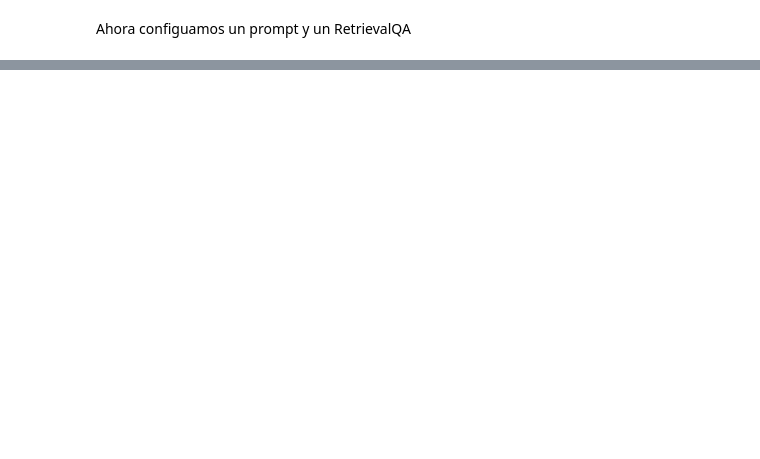
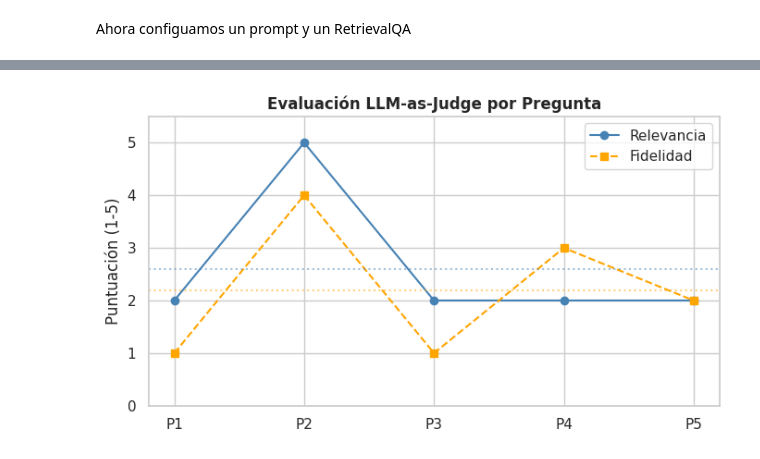
Before and after one commit to sebastianb92/nlp-labs, a Jupyter notebook: Session6/1-Chatbot-langchain.ipynb, the cells around one changed output, grey strips where cells are left out. Cells and saved outputs as stored; diff of their text form; code cells hidden in the pictures; blank space fills up the shorter version.

```diff
--- a/Session6/1-Chatbot-langchain.ipynb
+++ b/Session6/1-Chatbot-langchain.ipynb
@@ -575,0 +894,75 @@ def format_answer(reply):
+# %%
+import json
+# ── 2. Evaluación LLM-as-Judge ──
+# El LLM evalúa cada respuesta en una escala 1-5 según relevancia y fidelidad.
+
+import re
+
+JUDGE_PROMPT = """Eres un evaluador experto de sistemas de recuperación y generación de texto (RAG).
+Dado el contexto recuperado y la respuesta generada, evalúa en una escala del 1 al 5:
+
+- Relevancia: ¿La respuesta responde a la pregunta usando el contexto?
+- Fidelidad: ¿La respuesta está basada solo en el contexto y no inventa datos?
+
+Responde ÚNICAMENTE con este formato JSON (sin texto adicional):
+{{"relevancia": <1-5>, "fidelidad": <1-5>, "comentario": "<max 20 palabras>"}}
+
+Pregunta: {question}
+Contexto (fragmento): {context_snippet}
+Respuesta generada: {answer}
+"""
+
+print("=" * 65)
+print("EVALUACIÓN LLM-AS-JUDGE (Relevancia & Fidelidad 1-5)")
+print("=" * 65)
+
+eval_results = []
+# Evaluar solo las primeras 5 preguntas para ahorrar tokens
+for q in TEST_QUESTIONS[:5]:
+    result = convo_qa_chain.invoke({"input": q, "chat_history": []})
+    answer = result.get("answer", "")
+    docs   = result.get("context", [])
+    ctx    = docs[0].page_content[:300] if docs else "Sin contexto"
+
+    judge_input = JUDGE_PROMPT.format(
+        question=q,
+        context_snippet=ctx,
+        answer=answer[:400]
+    )
+    judge_resp = llm.invoke(judge_input).content.strip()
+
+    # Extraer JSON de la respuesta
+    try:
+        json_match = re.search(r'\{.*?\}', judge_resp, re.DOTALL)
+        scores = json.loads(json_match.group()) if json_match else {}
+    except Exception:
+        scores = {"relevancia": 0, "fidelidad": 0, "comentario": "Error al parsear"}
+
+    eval_results.append(scores)
+    print(f"\n  Pregunta : {q[:60]}")
+    print(f"  Relevancia: {scores.get('relevancia', '?')}/5  |  Fidelidad: {scores.get('fidelidad', '?')}/5")
+    print(f"  Comentario: {scores.get('comentario', '')}")
+
+# Resumen
+rel = [r.get('relevancia', 0) for r in eval_results if isinstance(r.get('relevancia'), (int, float))]
+fid = [r.get('fidelidad', 0)  for r in eval_results if isinstance(r.get('fidelidad'),  (int, float))]
+if rel and fid:
+    print(f"\n  ➤ Relevancia promedio : {np.mean(rel):.2f}/5")
+    print(f"  ➤ Fidelidad promedio  : {np.mean(fid):.2f}/5")
+
+    # Visualización tipo radar simplificado
+    fig, ax = plt.subplots(figsize=(7, 4))
+    x = range(len(rel))
+    ax.plot(x, rel, 'o-', color='steelblue', label='Relevancia')
+    ax.plot(x, fid, 's--', color='orange', label='Fidelidad')
+    ax.axhline(y=np.mean(rel), color='steelblue', linestyle=':', alpha=0.5)
+    ax.axhline(y=np.mean(fid), color='orange',   linestyle=':', alpha=0.5)
+    ax.set_ylim(0, 5.5)
+    ax.set_xticks(x)
+    ax.set_xticklabels([f'P{i+1}' for i in x])
+    ax.set_ylabel('Puntuación (1-5)')
+    ax.set_title('Evaluación LLM-as-Judge por Pregunta', fontweight='bold')
+    ax.legend()
+    plt.tight_layout()
+    plt.show()
+# %% [output]
@@ -575,0 +986 @@ def format_answer(reply):
+[figure, added]
```
Also changed, not shown: parts of 48 cells of this notebook.
